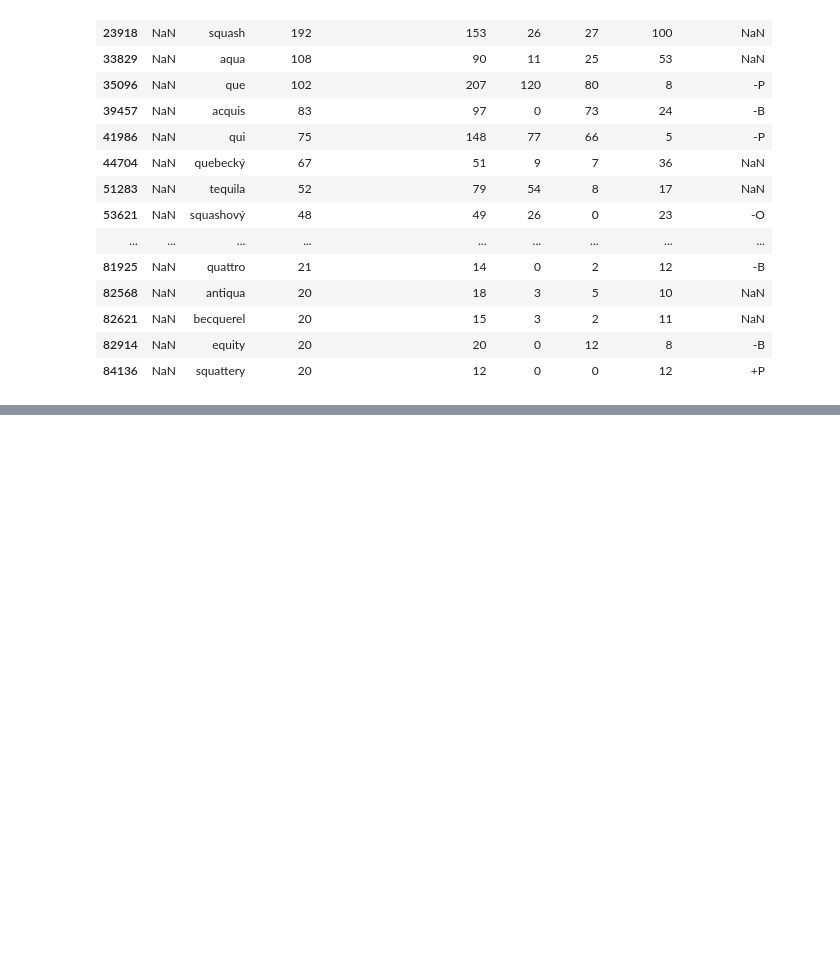
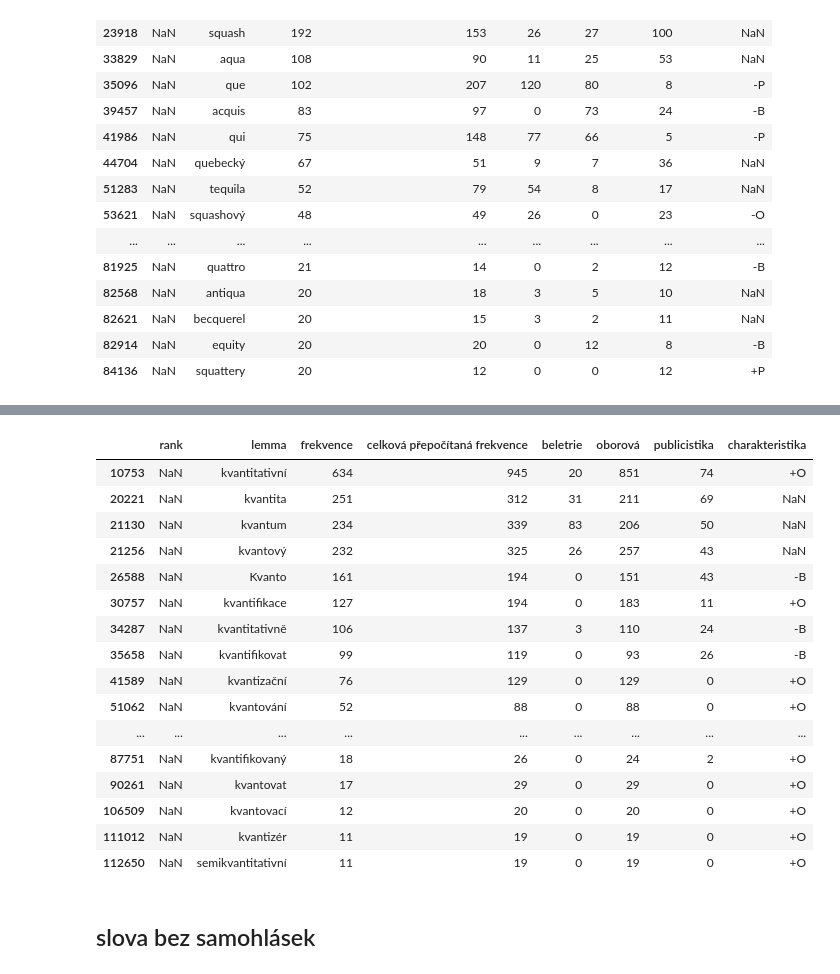
Before and after one commit to michalkasparek/logopedie, a Jupyter notebook: 99 hrátky s korpusem.ipynb, the cells around one changed output, grey strips where cells are left out. Cells and saved outputs as stored; diff of their text form; code cells hidden in the pictures; blank space fills up the shorter version.

```diff
--- a/99 hrátky s korpusem.ipynb
+++ b/99 hrátky s korpusem.ipynb
@@ -183,0 +371,22 @@ df[(df['lemma'].str.lower().str.contains('q',na=False)) & (df['lemma'].str.lower
+# %%
+df[df['lemma'].str.lower().str.contains('kvant',na=False)].head(30)
+# %% [output]
+|  | rank | lemma | frekvence | celková přepočítaná frekvence | beletrie | oborová | publicistika | charakteristika |
+| 10753 | NaN | kvantitativní | 634 | 945 | 20 | 851 | 74 | +O |
+| 20221 | NaN | kvantita | 251 | 312 | 31 | 211 | 69 | NaN |
+| 21130 | NaN | kvantum | 234 | 339 | 83 | 206 | 50 | NaN |
+| 21256 | NaN | kvantový | 232 | 325 | 26 | 257 | 43 | NaN |
+| 26588 | NaN | Kvanto | 161 | 194 | 0 | 151 | 43 | -B |
+| 30757 | NaN | kvantifikace | 127 | 194 | 0 | 183 | 11 | +O |
+| 34287 | NaN | kvantitativně | 106 | 137 | 3 | 110 | 24 | -B |
+| 35658 | NaN | kvantifikovat | 99 | 119 | 0 | 93 | 26 | -B |
+| 41589 | NaN | kvantizační | 76 | 129 | 0 | 129 | 0 | +O |
+| 51062 | NaN | kvantování | 52 | 88 | 0 | 88 | 0 | +O |
+| ... | ... | ... | ... | ... | ... | ... | ... | ... |
+| 87751 | NaN | kvantifikovaný | 18 | 26 | 0 | 24 | 2 | +O |
+| 90261 | NaN | kvantovat | 17 | 29 | 0 | 29 | 0 | +O |
+| 106509 | NaN | kvantovací | 12 | 20 | 0 | 20 | 0 | +O |
+| 111012 | NaN | kvantizér | 11 | 19 | 0 | 19 | 0 | +O |
+| 112650 | NaN | semikvantitativní | 11 | 19 | 0 | 19 | 0 | +O |
+# %% [markdown]
+## slova bez samohlásek
```
Also changed, not shown: parts of 39 cells of this notebook, 3 other files.
